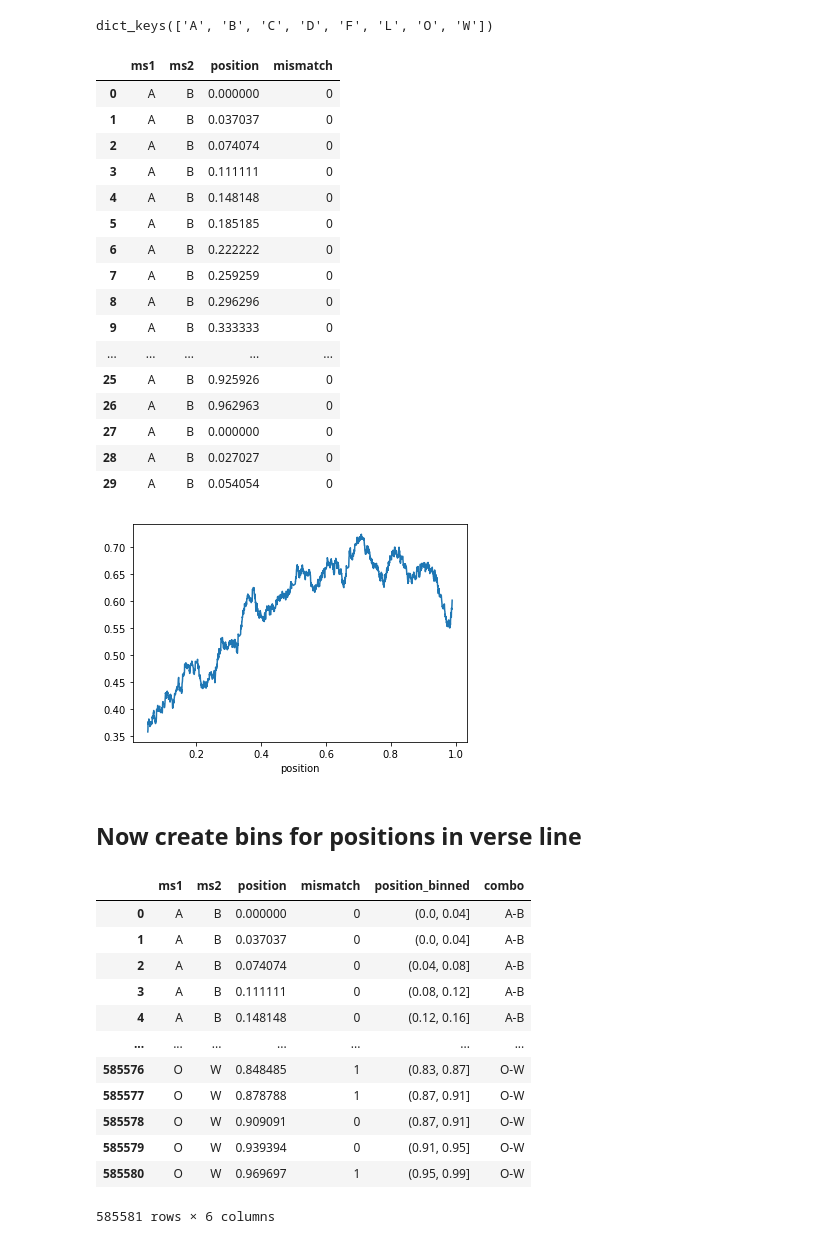
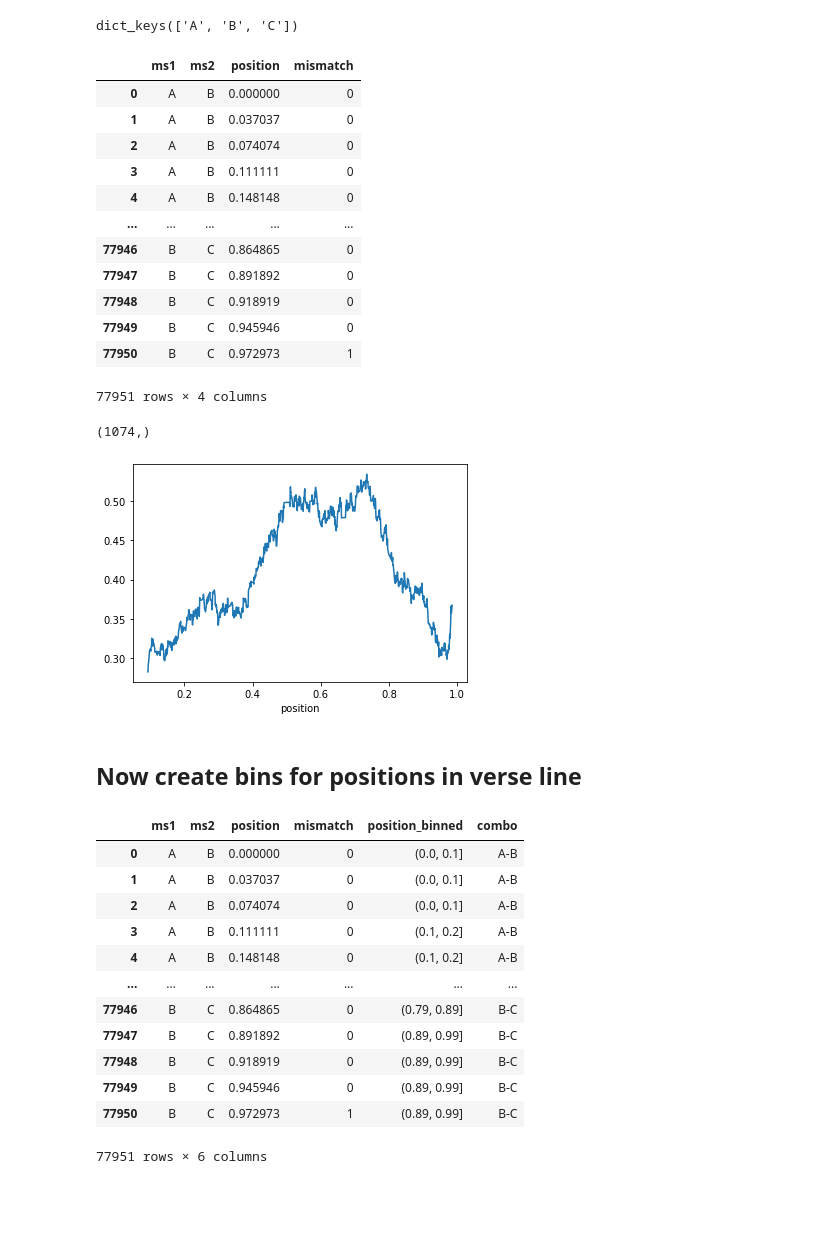
Before and after one commit to SofieMoors/collateconstraints, a Jupyter notebook: src/align.ipynb, the cells around one changed output. Cells and saved outputs as stored; diff of their text form; code cells hidden in the pictures; blank space fills up the shorter version.

```diff
--- a/src/align.ipynb
+++ b/src/align.ipynb
@@ -28,7 +28,7 @@ sigles
  'Z']
 # %%
 # even voor een kleinere groep
-sigles = 'A', 'B', 'C', 'D', 'F', 'L', 'O', 'W'
+sigles = 'A', 'B', 'C'
 # %%
 mss = {}
 
@@ -49,7 +49,7 @@ for sigle in tqdm(sigles):
 # %%
 print(mss.keys())
 # %% [output]
-dict_keys(['A', 'B', 'C', 'D', 'F', 'L', 'O', 'W'])
+dict_keys(['A', 'B', 'C'])
 # %%
 import numpy as np
 
@@ -127,8 +127,8 @@ for ms1, ms2 in tqdm(list(combinations(mss.keys(), 2))):
                 distances.append((ms1, ms2, idx/length, 0))
 # %%
 mismatches = pd.DataFrame(distances, columns=('ms1', 'ms2', 'position', 'mismatch'))
-mismatches.head(30)
-#mismatches.shape
+mismatches.head(40)
+mismatches
 # %% [output]
 |  | ms1 | ms2 | position | mismatch |
 | 0 | A | B | 0.000000 | 0 |
@@ -136,25 +136,25 @@ mismatches.head(30)
 | 2 | A | B | 0.074074 | 0 |
 | 3 | A | B | 0.111111 | 0 |
 | 4 | A | B | 0.148148 | 0 |
-| 5 | A | B | 0.185185 | 0 |
-| 6 | A | B | 0.222222 | 0 |
-| 7 | A | B | 0.259259 | 0 |
-| 8 | A | B | 0.296296 | 0 |
-| 9 | A | B | 0.333333 | 0 |
 | ... | ... | ... | ... | ... |
-| 25 | A | B | 0.925926 | 0 |
-| 26 | A | B | 0.962963 | 0 |
-| 27 | A | B | 0.000000 | 0 |
-| 28 | A | B | 0.027027 | 0 |
-| 29 | A | B | 0.054054 | 0 |
+| 77946 | B | C | 0.864865 | 0 |
+| 77947 | B | C | 0.891892 | 0 |
+| 77948 | B | C | 0.918919 | 0 |
+| 77949 | B | C | 0.945946 | 0 |
+| 77950 | B | C | 0.972973 | 1 |
+77951 rows × 4 columns
 # %%
-mismatches.groupby('position')['mismatch'].mean().rolling(window=100).mean().plot();
+rolling_window = mismatches.groupby('position')['mismatch'].mean().rolling(window=100).mean()
+
+rolling_window.plot();
+rolling_window.shape
 # %% [output]
+(1074,)
-[figure, old version]
+[figure, new version]
 # %% [markdown]
 ## Now create bins for positions in verse line
 # %%
-bins = 25
+bins = 10 # how many bins?
 
 edges = np.linspace(mismatches.position.min(), mismatches.position.max(), bins+1).astype(float).round(2)
 
@@ -165,18 +165,18 @@ mismatches['combo'] = mismatches["ms1"]+'-'+mismatches["ms2"]
 mismatches
 # %% [output]
 |  | ms1 | ms2 | position | mismatch | position_binned | combo |
-| 0 | A | B | 0.000000 | 0 | (0.0, 0.04] | A-B |
-| 1 | A | B | 0.037037 | 0 | (0.0, 0.04] | A-B |
-| 2 | A | B | 0.074074 | 0 | (0.04, 0.08] | A-B |
-| 3 | A | B | 0.111111 | 0 | (0.08, 0.12] | A-B |
-| 4 | A | B | 0.148148 | 0 | (0.12, 0.16] | A-B |
+| 0 | A | B | 0.000000 | 0 | (0.0, 0.1] | A-B |
+| 1 | A | B | 0.037037 | 0 | (0.0, 0.1] | A-B |
+| 2 | A | B | 0.074074 | 0 | (0.0, 0.1] | A-B |
+| 3 | A | B | 0.111111 | 0 | (0.1, 0.2] | A-B |
+| 4 | A | B | 0.148148 | 0 | (0.1, 0.2] | A-B |
 | ... | ... | ... | ... | ... | ... | ... |
-| 585576 | O | W | 0.848485 | 1 | (0.83, 0.87] | O-W |
-| 585577 | O | W | 0.878788 | 1 | (0.87, 0.91] | O-W |
-| 585578 | O | W | 0.909091 | 0 | (0.87, 0.91] | O-W |
-| 585579 | O | W | 0.939394 | 0 | (0.91, 0.95] | O-W |
-| 585580 | O | W | 0.969697 | 1 | (0.95, 0.99] | O-W |
+| 77946 | B | C | 0.864865 | 0 | (0.79, 0.89] | B-C |
+| 77947 | B | C | 0.891892 | 0 | (0.89, 0.99] | B-C |
+| 77948 | B | C | 0.918919 | 0 | (0.89, 0.99] | B-C |
+| 77949 | B | C | 0.945946 | 0 | (0.89, 0.99] | B-C |
+| 77950 | B | C | 0.972973 | 1 | (0.89, 0.99] | B-C |
-585581 rows × 6 columns
+77951 rows × 6 columns
 # %%
 df_binned = mismatches.groupby(['position_binned', 'combo'])['mismatch'].sum().reset_index()
 df_binned
```
Also changed, not shown: parts of 2 cells of this notebook, 1 other file.
